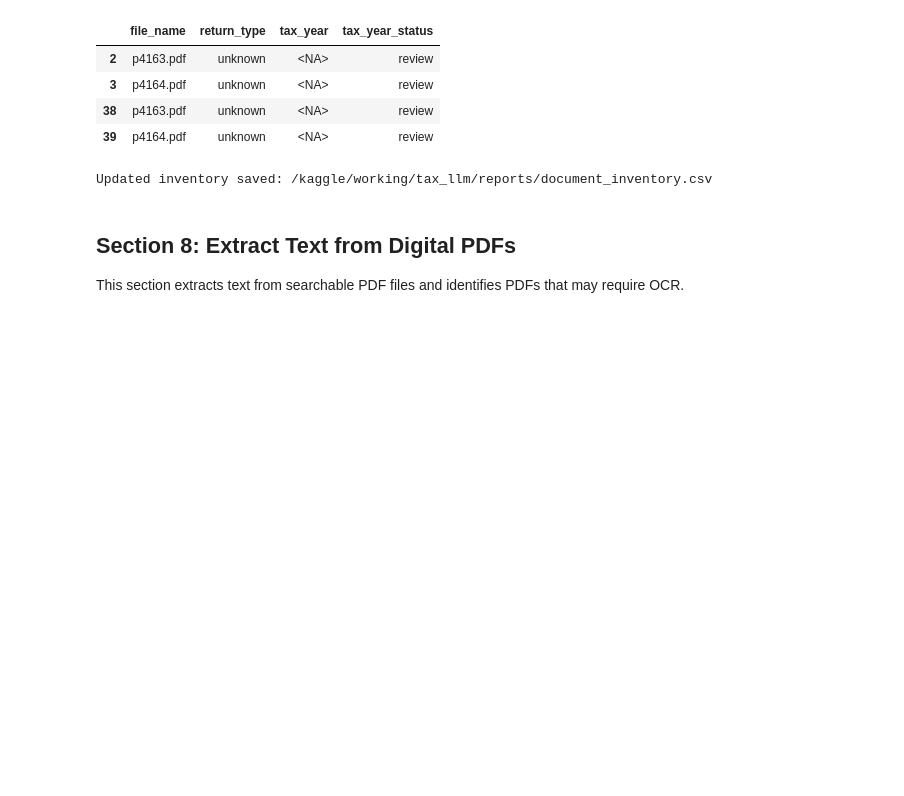
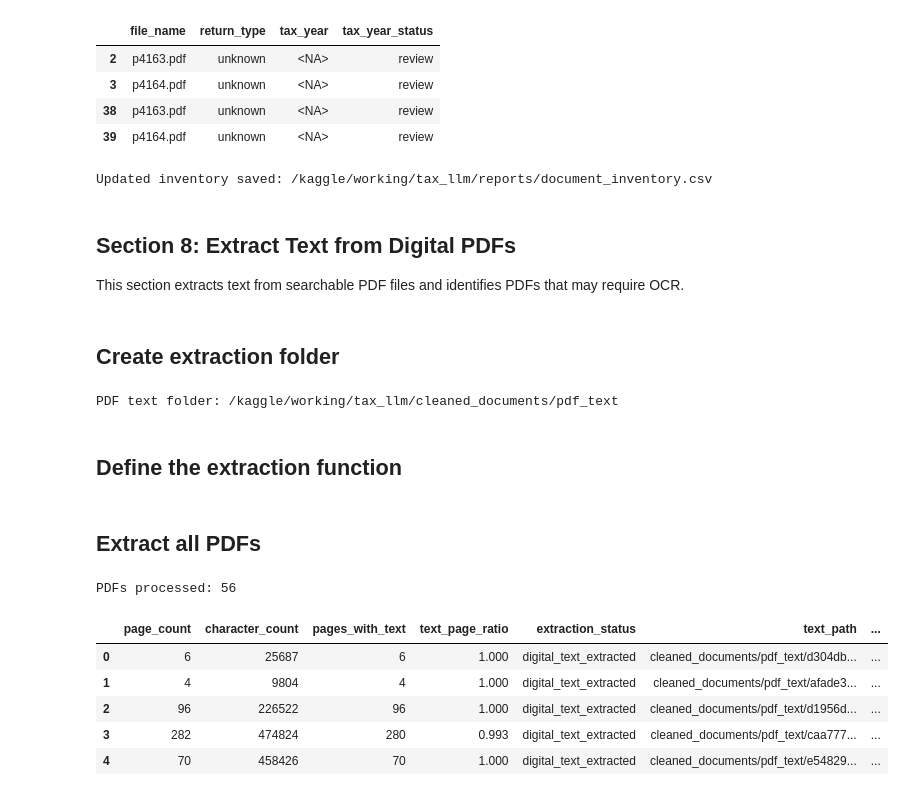
Before and after one commit to sharathnallaganti/Projects, a Jupyter notebook: project-schema-and-plan.ipynb, the cells around one changed output. Drawn from its saved outputs; the diff is of its cells as text; code cells hidden in the pictures; blank space fills up the shorter version.

Commit message:
Kaggle Notebook | Data Cleaning and Preprocessing | Version 2

```diff
--- a/project-schema-and-plan.ipynb
+++ b/project-schema-and-plan.ipynb
@@ -733,3 +718,17 @@ Updated inventory saved: /kaggle/working/tax_llm/reports/document_inventory.csv
 ## Section 8: Extract Text from Digital PDFs
 
 This section extracts text from searchable PDF files and identifies PDFs that may require OCR.
+# %% [markdown]
+## Create extraction folder
+# %%
+PDF_TEXT_DIR = CLEANED_DIR / "pdf_text"
+PDF_TEXT_DIR.mkdir(parents=True, exist_ok=True)
+
+MIN_PAGE_CHARACTERS = 50
+MIN_DOCUMENT_CHARACTERS = 200
+
+print(f"PDF text folder: {PDF_TEXT_DIR}")
+# %% [output]
+PDF text folder: /kaggle/working/tax_llm/cleaned_documents/pdf_text
+# %% [markdown]
+## Define the extraction function
@@ -735,0 +799,36 @@ This section extracts text from searchable PDF files and identifies PDFs that ma
+# %% [markdown]
+## Extract all PDFs
+# %%
+extraction_results = []
+
+pdf_inventory = document_inventory[
+    document_inventory["file_extension"] == ".pdf"
+]
+
+for row in tqdm(
+    pdf_inventory.itertuples(index=False),
+    total=len(pdf_inventory),
+    desc="Extracting PDF text"
+):
+    file_path = file_lookup[row.relative_path]
+
+    result = extract_pdf_text(
+        file_path=file_path,
+        document_id=row.document_id,
+    )
+
+    result["document_id"] = row.document_id
+    extraction_results.append(result)
+
+pdf_extraction_table = pd.DataFrame(extraction_results)
+
+print(f"PDFs processed: {len(pdf_extraction_table)}")
+display(pdf_extraction_table.head())
+# %% [output]
+PDFs processed: 56
+|  | page_count | character_count | pages_with_text | text_page_ratio | extraction_status | text_path | ... |
+| 0 | 6 | 25687 | 6 | 1.000 | digital_text_extracted | cleaned_documents/pdf_text/d304db... | ... |
+| 1 | 4 | 9804 | 4 | 1.000 | digital_text_extracted | cleaned_documents/pdf_text/afade3... | ... |
+| 2 | 96 | 226522 | 96 | 1.000 | digital_text_extracted | cleaned_documents/pdf_text/d1956d... | ... |
+| 3 | 282 | 474824 | 280 | 0.993 | digital_text_extracted | cleaned_documents/pdf_text/caa777... | ... |
+| 4 | 70 | 458426 | 70 | 1.000 | digital_text_extracted | cleaned_documents/pdf_text/e54829... | ... |
```
Also changed, not shown: parts of 39 cells of this notebook.
